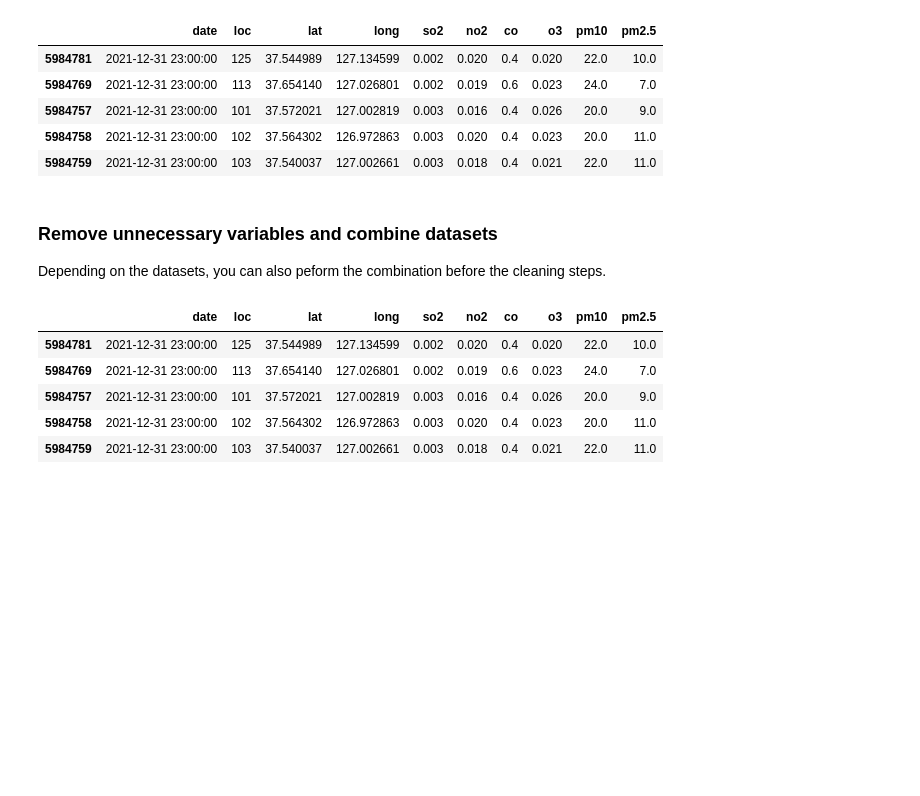
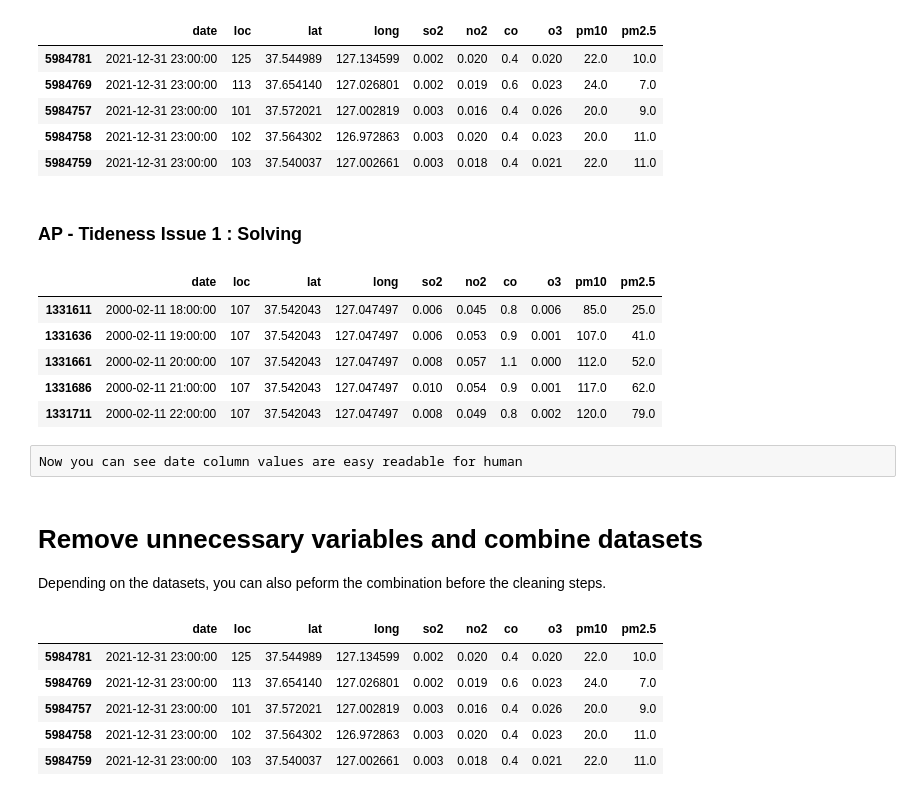
Before and after one commit to kamranalisays/DataAnalyst, a Jupyter notebook: DataWranglingProject/data_wrangling_project_starter.ipynb, the cells around one changed output. Cells and saved outputs as stored; diff of their text form; code cells hidden in the pictures; blank space fills up the shorter version.

```diff
--- a/DataWranglingProject/data_wrangling_project_starter.ipynb
+++ b/DataWranglingProject/data_wrangling_project_starter.ipynb
@@ -535,8 +582,21 @@ cleaning_df_pd.sort_values('date', ascending=False).head(5)
 | 5984757 | 2021-12-31 23:00:00 | 101 | 37.572021 | 127.002819 | 0.003 | 0.016 | 0.4 | 0.026 | 20.0 | 9.0 |
 | 5984758 | 2021-12-31 23:00:00 | 102 | 37.564302 | 126.972863 | 0.003 | 0.020 | 0.4 | 0.023 | 20.0 | 11.0 |
 | 5984759 | 2021-12-31 23:00:00 | 103 | 37.540037 | 127.002661 | 0.003 | 0.018 | 0.4 | 0.021 | 22.0 | 11.0 |
+# %% [markdown]
+### AP - Tideness Issue 1 :  Solving
+# %%
+cleaning_df_pd.head(5)
+# %% [output]
+|  | date | loc | lat | long | so2 | no2 | co | o3 | pm10 | pm2.5 |
+| 1331611 | 2000-02-11 18:00:00 | 107 | 37.542043 | 127.047497 | 0.006 | 0.045 | 0.8 | 0.006 | 85.0 | 25.0 |
+| 1331636 | 2000-02-11 19:00:00 | 107 | 37.542043 | 127.047497 | 0.006 | 0.053 | 0.9 | 0.001 | 107.0 | 41.0 |
+| 1331661 | 2000-02-11 20:00:00 | 107 | 37.542043 | 127.047497 | 0.008 | 0.057 | 1.1 | 0.000 | 112.0 | 52.0 |
+| 1331686 | 2000-02-11 21:00:00 | 107 | 37.542043 | 127.047497 | 0.010 | 0.054 | 0.9 | 0.001 | 117.0 | 62.0 |
+| 1331711 | 2000-02-11 22:00:00 | 107 | 37.542043 | 127.047497 | 0.008 | 0.049 | 0.8 | 0.002 | 120.0 | 79.0 |
+# %% [raw]
+Now you can see date column values are easy readable for human
 # %% [markdown]
-### **Remove unnecessary variables and combine datasets**
+# **Remove unnecessary variables and combine datasets**
 
 Depending on the datasets, you can also peform the combination before the cleaning steps.
 # %%
```
Also changed, not shown: parts of 44 cells of this notebook.
